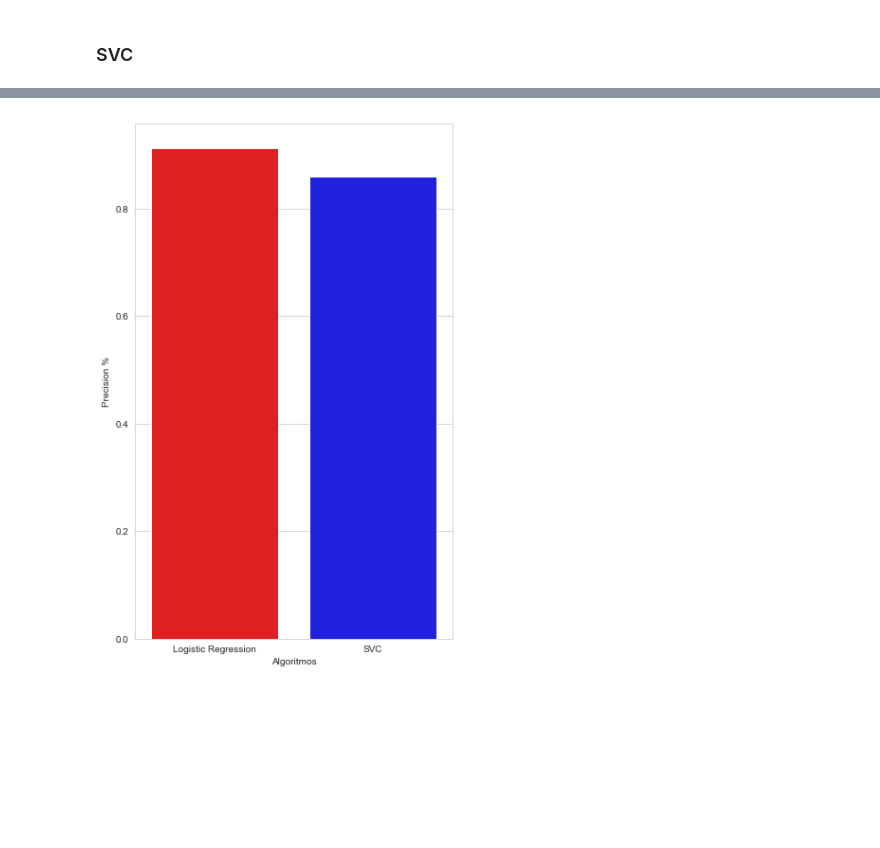
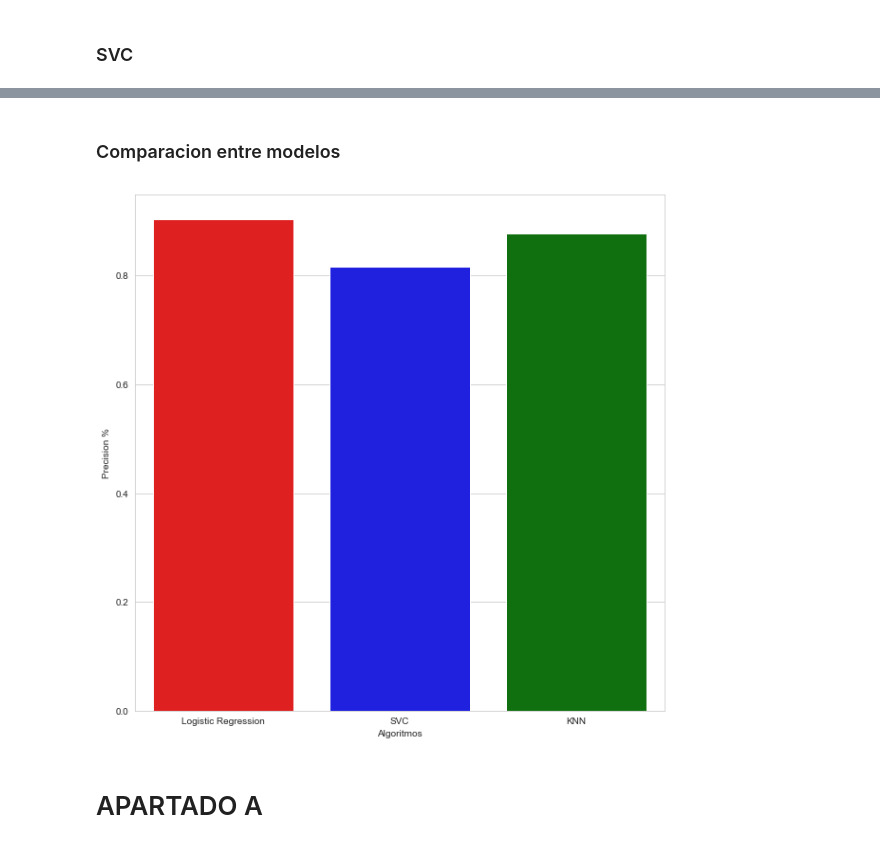
Before and after one commit to AdriaOrozco/Practica2Apc, a Jupyter notebook: Code/Weather_Notebook.ipynb, the cells around one changed output, grey strips where cells are left out. Saved outputs shown, nothing was run; the diff lists cells and outputs as text; code cells hidden in the pictures; blank space fills up the shorter version.

Commit message:
Codigo Apartado B Finalizado

```diff
--- a/Code/Weather_Notebook.ipynb
+++ b/Code/Weather_Notebook.ipynb
@@ -13,6 +14,2 @@ from sklearn.metrics import accuracy_score,confusion_matrix,classification_repor
 # %% [markdown]
 # APARTADO B
-# %%
-#Crearemos la función load_dataset y cargaremos del dataset de Abalone abriendo el fitxer abalone.csv
-b_cancer = datasets.load_breast_cancer()
-iris = datasets.load_iris()
@@ -41,6 +33,9 @@ b_cancer.target_names
 # %% [output]
 array(['malignant', 'benign'], dtype='<U9')
 # %%
+import warnings
+warnings.simplefilter(action='ignore', category=FutureWarning)
+
 X = b_cancer.data[:, :2]
 y = b_cancer.target
 
@@ -56,7 +51,7 @@ for part in particions:
     x_t, x_v, y_t, y_v = train_test_split(X, y, train_size=part)
 
     #Creem el regresor logístic
-    logireg = LogisticRegression(C=2.0, fit_intercept=True, penalty='l2', tol=0.001)
+    logireg = LogisticRegression(C=2.0, fit_intercept=True, penalty='l2', tol=0.001, solver='lbfgs')
 
     # l'entrenem
     logireg.fit(x_t, y_t)
@@ -237,0 +233,13 @@ weighted avg       0.87      0.86      0.86       114
+# %%
+knn=KNeighborsClassifier(n_neighbors=8)
+
+knn.fit(x_t,y_t)
+
+y_test_pred3 = knn.predict(x_v)
+y_train_pred3 = knn.predict(x_t)
+
+knn_acc=accuracy_score(y_test_pred3,y_v)
+
+print("Train Set Accuracy:"+str(accuracy_score(y_train_pred3,y_t)*100))
+print("Test Set Accuracy:"+str(accuracy_score(y_test_pred3,y_v)*100))
+print("\nClassification Report:\n%s"%classification_report(y_test_pred3,y_v))
@@ -238,11 +259,15 @@ weighted avg       0.87      0.86      0.86       114
+# %% [markdown]
+### Comparacion entre modelos
 # %%
-colors = ["red","blue"]
+colors = ["red","blue","green"]
 
 sns.set_style("whitegrid")
-plt.figure(figsize=(6,10))
+plt.figure(figsize=(10,10))
 plt.ylabel("Precision %")
 plt.xlabel("Algoritmos")
-sns.barplot(x=['Logistic Regression', 'SVC'],y=[lr_acc,svc_acc], palette=colors )
+sns.barplot(x=['Logistic Regression', 'SVC','KNN'],y=[lr_acc,svc_acc,knn_acc], palette=colors )
 plt.show()
 # %% [output]
-[figure, old version]
+[figure, new version]
+# %% [markdown]
+# APARTADO A
```
Also changed, not shown: parts of 10 cells of this notebook.
